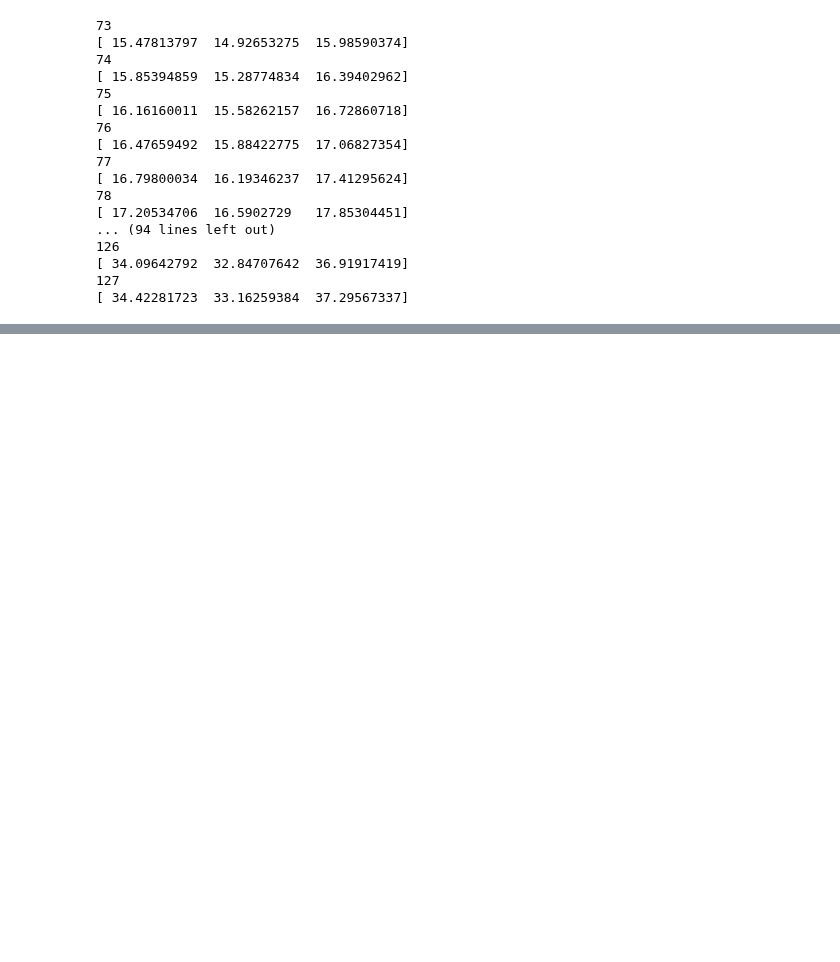
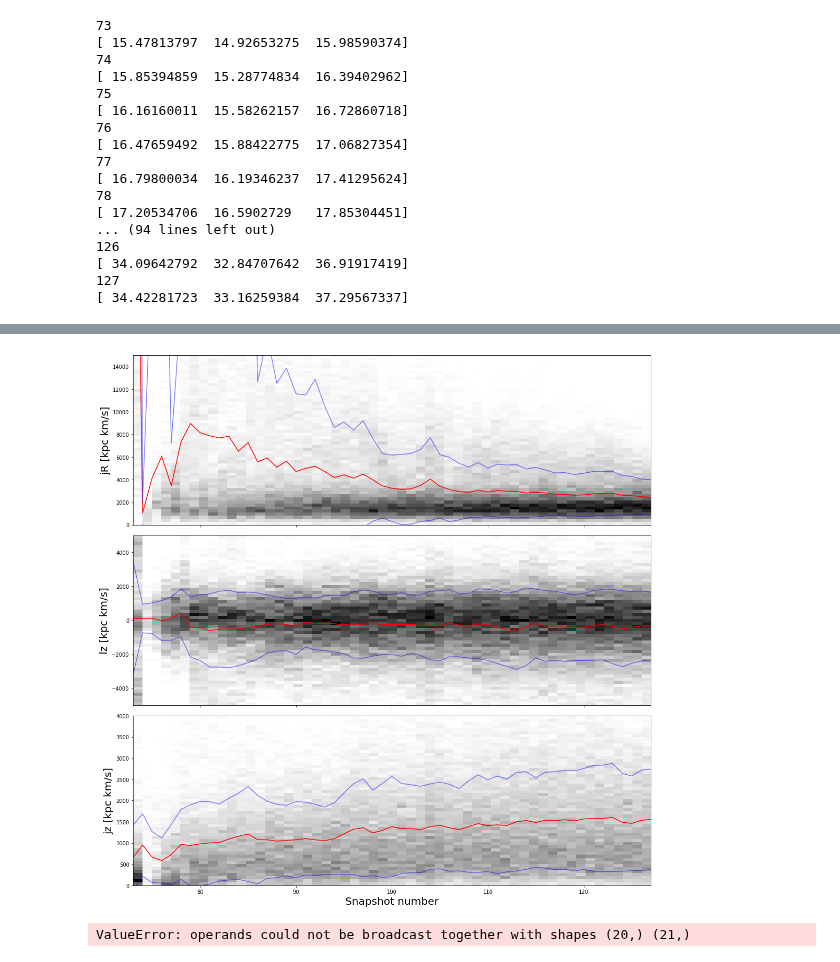
Before and after one commit to sophialilleengen/masterproject, a Jupyter notebook: notebooks/1action_time_evolution.ipynb, the cells around one changed output, grey strips where cells are left out. Saved outputs shown, nothing was run; the diff lists cells and outputs as text; code cells hidden in the pictures; blank space fills up the shorter version.

Commit message:
time evolution

```diff
--- a/notebooks/1action_time_evolution.ipynb
+++ b/notebooks/1action_time_evolution.ipynb
@@ -90,5 +91,10 @@ for snap_number in range(startnr, endnr, 1):
 [ 34.09642792  32.84707642  36.91917419]
 127
 [ 34.42281723  33.16259384  37.29567337]
+# %%
+flat_jR = [item for sublist in jR_all for item in sublist]
+flat_jz = [item for sublist in jz_all for item in sublist]
+flat_lz = [item for sublist in lz_all for item in sublist]
+flat_histx = [item for sublist in hist_x for item in sublist]
 # %%
 # %% [output]
@@ -96,6 +102,45 @@ for snap_number in range(startnr, endnr, 1):
+# %%
+flat_jR = np.array(flat_jR)
+flat_jz = np.array(flat_jz)
+flat_lz = np.array(flat_lz)
+flat_histx = np.array(flat_histx)
+# %%
+xrange = np.arange(startnr, endnr, 1)
+fig, ax = plt.subplots(3,1, sharex=True, figsize=(15,15))
+
+ax[0].hist2d(flat_histx[flat_jR <15000.], flat_jR[flat_jR < 15000.], bins = 55, cmap = plt.cm.binary)
+
+#ax[0].set_xlim(np.max(lookback_time_Gyr), np.min(lookback_time_Gyr))
+ax[0].plot(xrange, jR_mean, 'r-')
+ax[0].plot(xrange, np.add(jR_mean, jR_std), 'b-', alpha = 0.5)
+ax[0].plot(xrange, np.subtract(jR_mean, jR_std), 'b-', alpha = 0.5)
+
+ax[1].hist2d(flat_histx[(flat_lz <5000.) * (flat_lz > -5000.)], flat_lz[(flat_lz <5000.) * (flat_lz > -5000.)], bins = 55, cmap = plt.cm.binary)
+ax[1].plot(xrange, lz_mean, 'r-')
+ax[1].plot(xrange, np.add(lz_mean, lz_std), 'b-', alpha = 0.5)
+ax[1].plot(xrange, np.subtract(lz_mean, lz_std), 'b-', alpha = 0.5)
+#ax[1].set_xlim(np.max(lookback_time_Gyr), np.min(lookback_time_Gyr))
+
+ax[2].hist2d(flat_histx[flat_jz <4000.], flat_jz[flat_jz < 4000.], bins = 55, cmap = plt.cm.binary)
+ax[2].plot(xrange, jz_mean, 'r-')
+ax[2].plot(xrange, np.add(jz_mean, jz_std), 'b-', alpha = 0.5)
+ax[2].plot(xrange, np.subtract(jz_mean, jz_std), 'b-', alpha = 0.5)
+#ax[2].set_xlim(np.max(lookback_time_Gyr), np.min(lookback_time_Gyr))
+
+ax[0].set_ylabel('jR [kpc km/s]', fontsize = 20)
+ax[1].set_ylabel('lz [kpc km/s]', fontsize = 20)
+ax[2].set_ylabel('jz [kpc km/s]', fontsize = 20)
+ax[2].set_xlabel('Snapshot number', fontsize = 20)
+#ax[2].set_xlabel('lookback time [Gyr]')
+fig.tight_layout()
+fig.savefig(plotdir + 'action_time_Evolution_hist_mean.png', format = 'png')
+plt.show()
+# %% [output]
+[figure, added]
 # %%
-
-bins_jR, xedges_jR, binnum_jR = scipy.stats.binned_statistic_dd(jR_all, 1, statistic = 'count')#, bins=2)#,range=[[xmin,xmax],[ymin,ymax]])
+bins_jR, xedges_jR, binnum_jR = stats.binned_statistic_dd(jR_all, 1, statistic = 'count')#, bins=2)#,range=[[xmin,xmax],[ymin,ymax]])
 plt.imshow(bins, origin='lower', aspect='equal', extent=[xb[0], xb[-1]],)
+# %% [output]
+ValueError: operands could not be broadcast together with shapes (20,) (21,)
 # %%
 print(lookback_time_Gyr)
```
Also changed, not shown: parts of 9 cells of this notebook, 3 other files.
